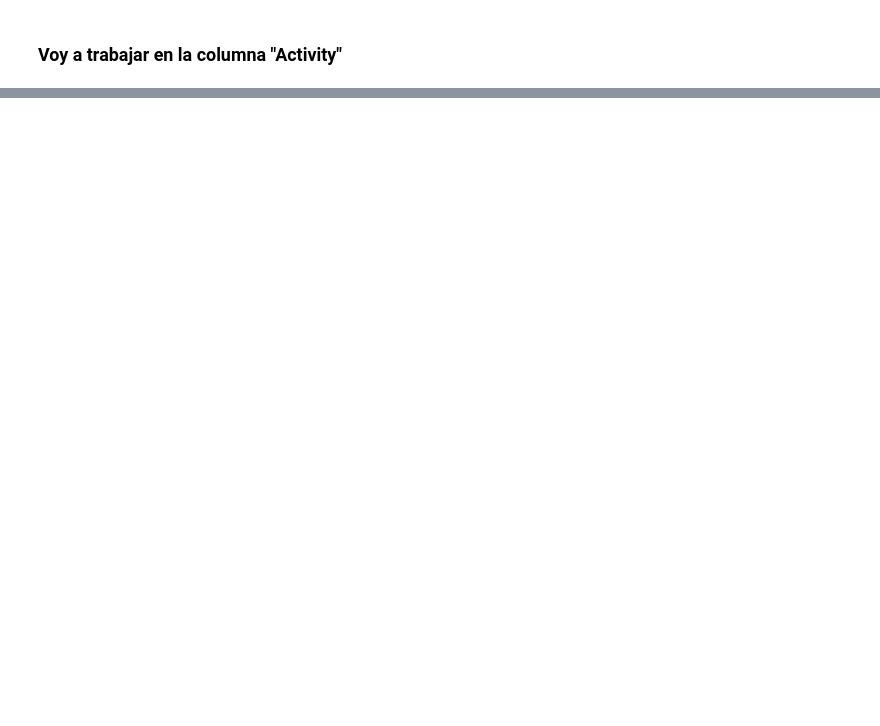
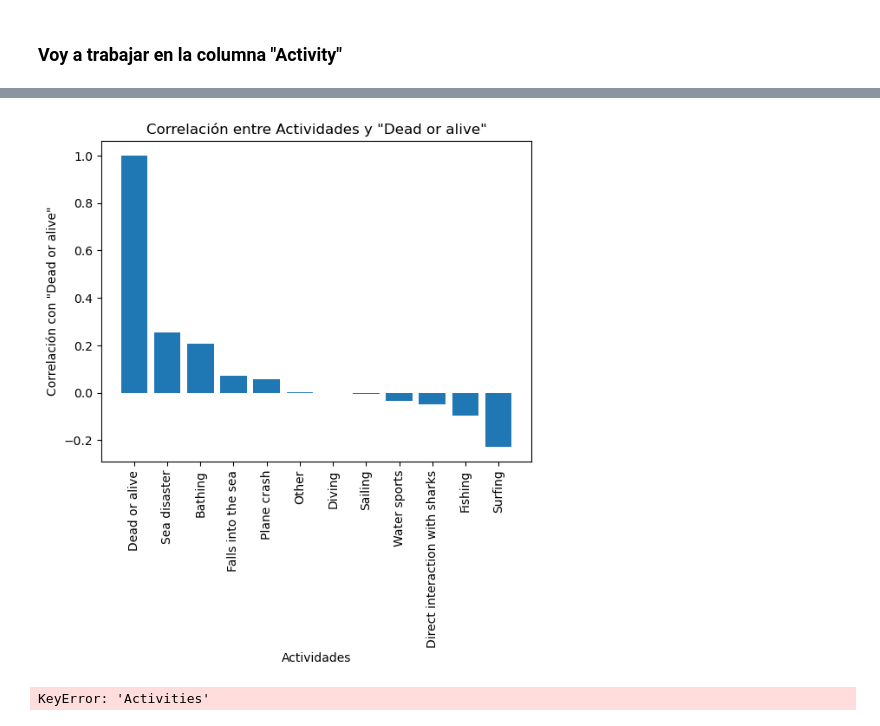
Before and after one commit to charlieciordia/-w2-pandas-Carlos-Ciordia, a Jupyter notebook: notebook/main.ipynb, the cells around one changed output, grey strips where cells are left out. Saved outputs shown, nothing was run; the diff lists cells and outputs as text; code cells hidden in the pictures; blank space fills up the shorter version.

```diff
--- a/notebook/main.ipynb
+++ b/notebook/main.ipynb
@@ -263,0 +438,2 @@ extract_fishing = lambda s: "Fishing" if "fishing" in s.lower() else s
+# %%
+shark.drop(index=shark[shark["Dead or alive"] == "2017"].index, inplace = True)
@@ -263,0 +448,2 @@ extract_fishing = lambda s: "Fishing" if "fishing" in s.lower() else s
+# %%
+activities = pd.get_dummies(shark["Activity_clean"])
@@ -263,0 +459,3 @@ extract_fishing = lambda s: "Fishing" if "fishing" in s.lower() else s
+# %%
+activities = activities.join(shark["Dead or alive"])
+activities.head(5)
@@ -263,0 +469,3 @@ extract_fishing = lambda s: "Fishing" if "fishing" in s.lower() else s
+# %%
+correlation = activities.corr()["Dead or alive"][:].sort_values(ascending=False)
+correlation
@@ -263,0 +489,28 @@ extract_fishing = lambda s: "Fishing" if "fishing" in s.lower() else s
+# %%
+plt.bar(correlation.index, correlation.values)
+plt.xlabel('Actividades')
+plt.ylabel('Correlación con "Dead or alive"')
+plt.title('Correlación entre Actividades y "Dead or alive"')
+plt.xticks(rotation=90)  # Rotar las etiquetas del eje x para una mejor visualización
+plt.show()
+# %% [output]
+[figure, added]
+# %%
+import pandas as pd
+import matplotlib.pyplot as plt
+
+# Supongamos que tienes un DataFrame llamado 'df' con las columnas 'Activities' y 'dead or alive'
+
+# Agrupar por 'Activities' y contar vivos (0) y muertos (1)
+grouped = shark.groupby('Activities')['dead or alive'].value_counts().unstack().fillna(0)
+
+# Crear un gráfico de barras apiladas
+fig, ax = plt.subplots()
+grouped.plot(kind='bar', stacked=True, ax=ax)
+ax.set_xlabel('Actividades')
+ax.set_ylabel('Cantidad')
+ax.set_title('Diferencia entre vivos y muertos por actividad')
+plt.xticks(rotation=90)  # Rotar las etiquetas del eje x para una mejor visualización
+plt.show()
+# %% [output]
+KeyError: 'Activities'
```
Also changed, not shown: parts of 64 cells of this notebook.
